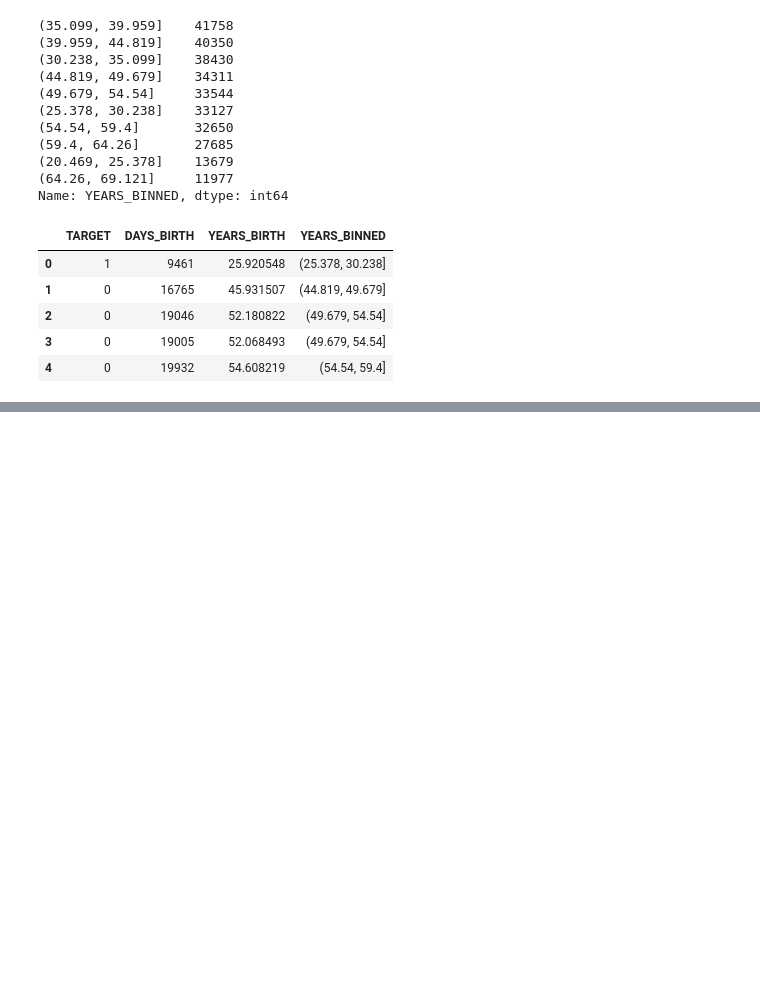
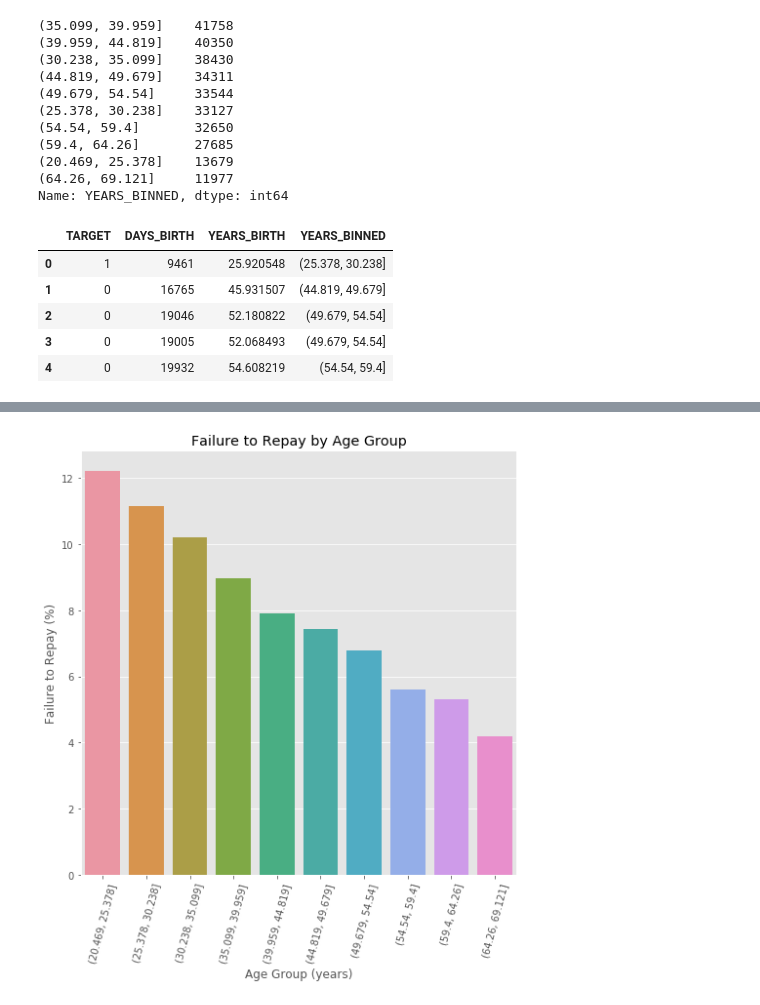
Before and after one commit to Chung-EnChen/2nd-ML100Days, a Jupyter notebook: Homework/Day_011_HW.ipynb, the cells around one changed output, grey strips where cells are left out. Drawn from its saved outputs; the diff is of its cells as text; code cells hidden in the pictures; blank space fills up the shorter version.

```diff
--- a/Homework/Day_011_HW.ipynb
+++ b/Homework/Day_011_HW.ipynb
@@ -104,14 +117,16 @@ age_groups
 # %%
 plt.figure(figsize = (8, 8))
 
 # 以年齡區間為 x, target 為 y 繪製 barplot
 """
 Your Code Here
 """
-px =
-py =
+px = age_groups.index.astype(str)
+py = 100 * age_groups['TARGET']
 sns.barplot(px, py)
 
 # Plot labeling
 plt.xticks(rotation = 75); plt.xlabel('Age Group (years)'); plt.ylabel('Failure to Repay (%)')
 plt.title('Failure to Repay by Age Group');
+# %% [output]
+[figure, added]
```
Also changed, not shown: parts of 2 cells of this notebook, 1 other file.
